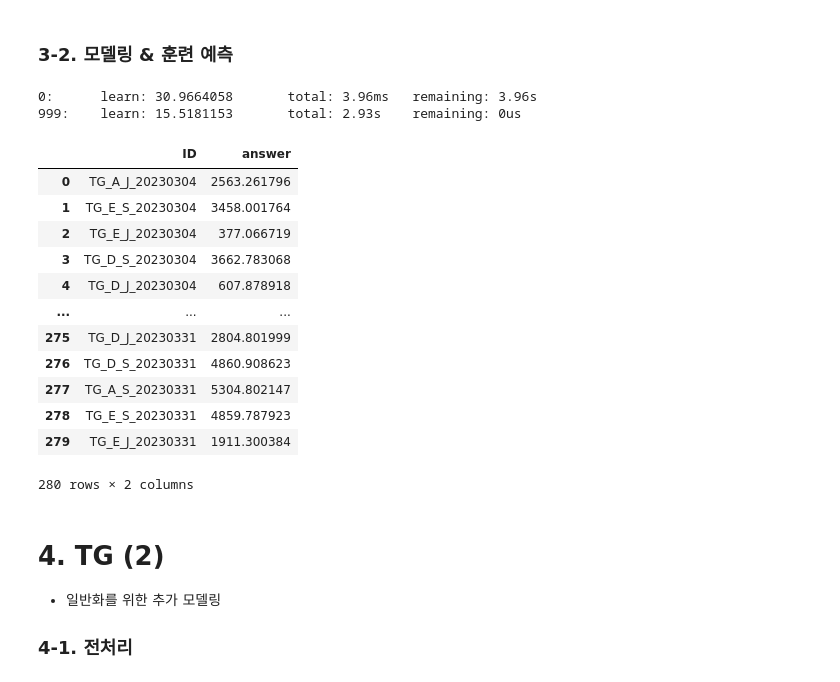
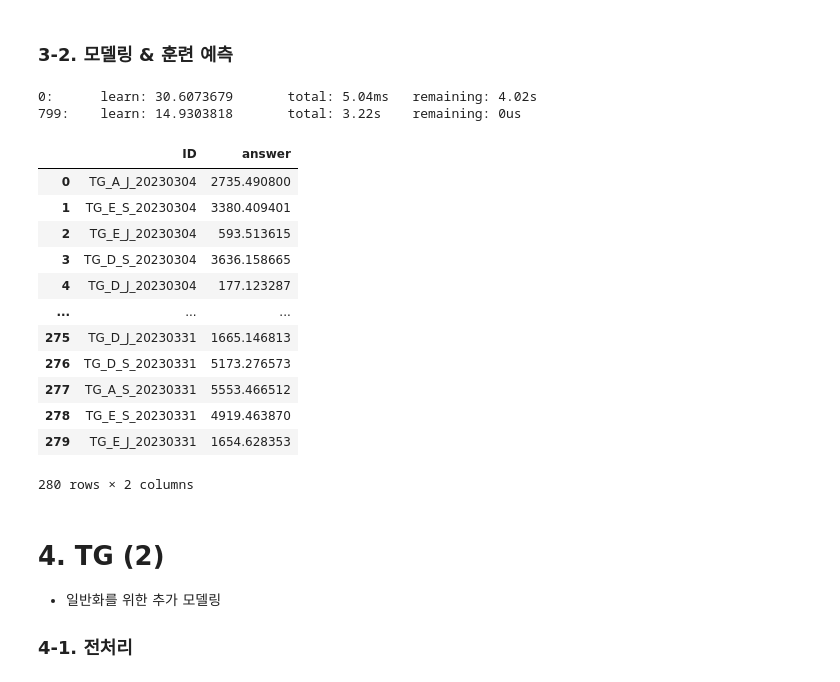
Before and after one commit to wschung1113/jeju_specialty, a Jupyter notebook: jeju_specialty_tune.ipynb, the cells around one changed output. Cells and saved outputs as stored; diff of their text form; code cells hidden in the pictures.

```diff
--- a/jeju_specialty_tune.ipynb
+++ b/jeju_specialty_tune.ipynb
@@ -288,0 +452,30 @@ print(test_pre)
+# %%
+## 앙상블 모델 정의
+
+# cat = CatBoostRegressor(random_state = 2024,
+#                             n_estimators = 1000,
+#                             learning_rate = 0.01,
+#                             depth = 10,
+#                             l2_leaf_reg = 3,
+#                             metric_period = 1000)
+cat = CatBoostRegressor(random_state = 2024,
+                            metric_period = 1000,
+                            **study.best_params)
+
+xgb = XGBRegressor(n_estimators = 1000, random_state = 2024, learning_rate = 0.01, max_depth = 10)
+
+
+# voting
+vote_model = VotingRegressor(
+    estimators =[("cat",cat), ("xgb", xgb)]
+)
+
+vote_model.fit(Xy.drop(columns = ["timestamp", "ID","price"]), Xy["price"])
+
+pred = vote_model.predict(answer_notg.drop(columns = ["ID"]))
+for idx in range(len(pred)):
+    if pred[idx]<0:
+        pred[idx]= 0
+answer_notg["answer"] = pred
+
+answer_notg[["ID","answer"]]
@@ -327,45 +538,47 @@ test의 컬럼 : Index(['ID', 'year', 'month', 'day', 'week_day', 'year_month',
 ### 3-2. 모델링 & 훈련 예측
 # %%
 # # 모델 정의
+# cat = CatBoostRegressor(random_state = 2024,
+#                             n_estimators = 1000,
+#                             learning_rate = 0.01,
+#                             depth = 10,
+#                             l2_leaf_reg = 3,
+#                             metric_period = 1000)
 cat = CatBoostRegressor(random_state = 2024,
-                            n_estimators = 1000,
-                            learning_rate = 0.01,
-                            depth = 10,
-                            l2_leaf_reg = 3,
-                            metric_period = 1000)
-
+                            metric_period = 1000,
+                            **study.best_params)
 xgb = XGBRegressor(n_estimators = 1000, random_state = 2024, learning_rate = 0.01, max_depth = 10)
 
 
 # voting
 vote_model = VotingRegressor(
     estimators =[("cat",cat), ("xgb", xgb)]
 )
 
 vote_model.fit(Xy.drop(columns = ["timestamp", "ID","price"]), Xy["price"])
 
 pred = vote_model.predict(answer_tg1.drop(columns = ["ID"]))
 for idx in range(len(pred)):
     if pred[idx]<0:
         pred[idx]= 0
 answer_tg1["answer"] = np.power(pred,2)
 
 answer_tg1[["ID","answer"]]
 # %% [output]
-0:      learn: 30.9664058       total: 3.96ms   remaining: 3.96s
-999:    learn: 15.5181153       total: 2.93s    remaining: 0us
+0:      learn: 30.6073679       total: 5.04ms   remaining: 4.02s
+799:    learn: 14.9303818       total: 3.22s    remaining: 0us
 |  | ID | answer |
-| 0 | TG_A_J_20230304 | 2563.261796 |
-| 1 | TG_E_S_20230304 | 3458.001764 |
-| 2 | TG_E_J_20230304 | 377.066719 |
-| 3 | TG_D_S_20230304 | 3662.783068 |
-| 4 | TG_D_J_20230304 | 607.878918 |
+| 0 | TG_A_J_20230304 | 2735.490800 |
+| 1 | TG_E_S_20230304 | 3380.409401 |
+| 2 | TG_E_J_20230304 | 593.513615 |
+| 3 | TG_D_S_20230304 | 3636.158665 |
+| 4 | TG_D_J_20230304 | 177.123287 |
 | ... | ... | ... |
-| 275 | TG_D_J_20230331 | 2804.801999 |
-| 276 | TG_D_S_20230331 | 4860.908623 |
-| 277 | TG_A_S_20230331 | 5304.802147 |
-| 278 | TG_E_S_20230331 | 4859.787923 |
-| 279 | TG_E_J_20230331 | 1911.300384 |
+| 275 | TG_D_J_20230331 | 1665.146813 |
+| 276 | TG_D_S_20230331 | 5173.276573 |
+| 277 | TG_A_S_20230331 | 5553.466512 |
+| 278 | TG_E_S_20230331 | 4919.463870 |
+| 279 | TG_E_J_20230331 | 1654.628353 |
 280 rows × 2 columns
 # %% [markdown]
 # 4. TG (2)
```
Also changed, not shown: parts of 22 cells of this notebook, 5 other files.
